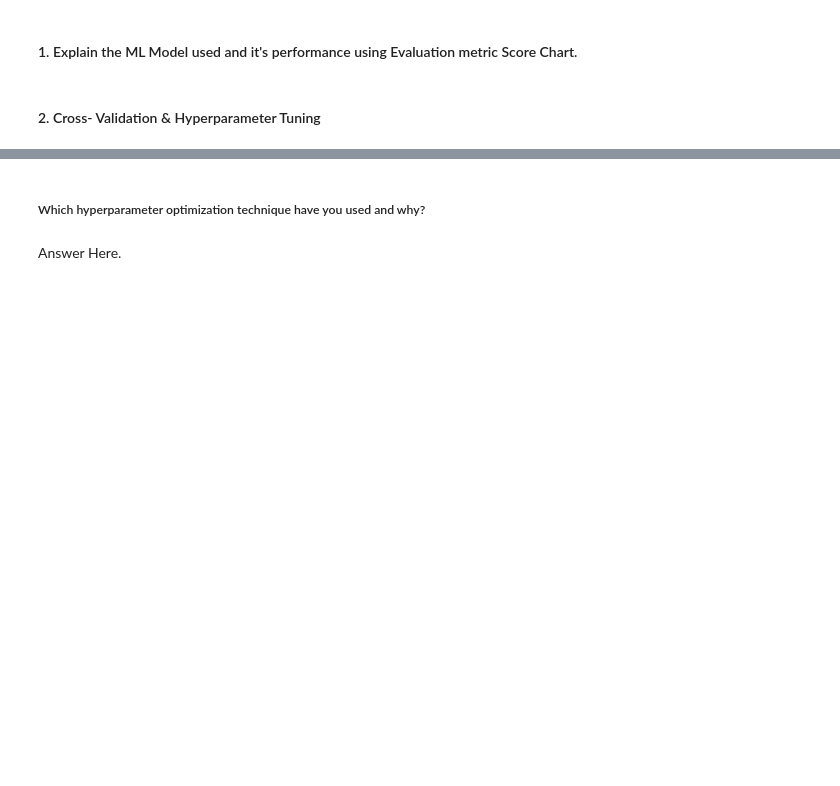
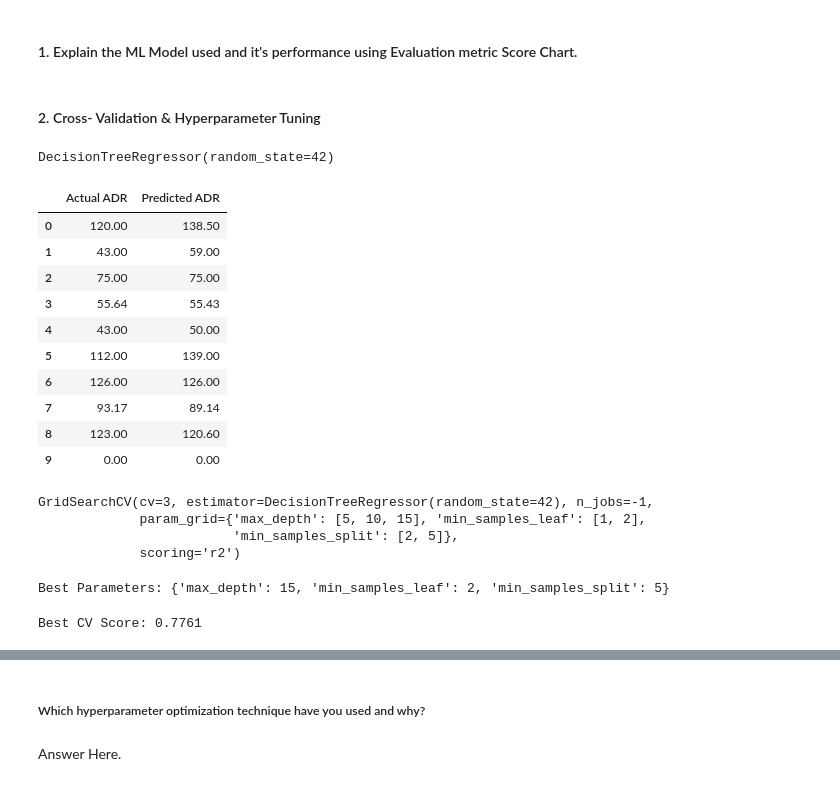
Before and after one commit to eyespydushyant/hotel-booking-price-prediction, a Jupyter notebook: dushyant_Regression__ML_Submission.ipynb, the cells around one changed output, grey strips where cells are left out. Drawn from its saved outputs; the diff is of its cells as text; code cells hidden in the pictures; blank space fills up the shorter version.

```diff
--- a/dushyant_Regression__ML_Submission.ipynb
+++ b/dushyant_Regression__ML_Submission.ipynb
@@ -1298,38 +1650,61 @@ Answer Here.
 
 # Fit the Algorithm
 
-rf_model = RandomForestRegressor(random_state=42)
 
 # Train the Model
-rf_model.fit(X_train, y_train)
+
+
+# Create Model
+dt_model = DecisionTreeRegressor(random_state=42)
+
+# Train Model
+dt_model.fit(X_train, y_train)
+# %% [output]
+DecisionTreeRegressor(random_state=42)
 # %%
-# Prediction on Training Data
-y_train_pred_rf = rf_model.predict(X_train)
+# Training Prediction
+y_train_pred_dt = dt_model.predict(X_train)
 
-# Prediction on Testing Data
-y_test_pred_rf = rf_model.predict(X_test)
+# Testing Prediction
+y_test_pred_dt = dt_model.predict(X_test)
 # %%
-prediction_rf = pd.DataFrame({
+prediction_dt = pd.DataFrame({
     "Actual ADR": y_test.values,
-    "Predicted ADR": y_test_pred_rf
+    "Predicted ADR": y_test_pred_dt
 })
 
-prediction_rf.head(10)
+prediction_dt.head(10)
+# %% [output]
+|  | Actual ADR | Predicted ADR |
+| 0 | 120.00 | 138.50 |
+| 1 | 43.00 | 59.00 |
+| 2 | 75.00 | 75.00 |
+| 3 | 55.64 | 55.43 |
+| 4 | 43.00 | 50.00 |
+| 5 | 112.00 | 139.00 |
+| 6 | 126.00 | 126.00 |
+| 7 | 93.17 | 89.14 |
+| 8 | 123.00 | 120.60 |
+| 9 | 0.00 | 0.00 |
 # %%
-from sklearn.model_selection import RandomizedSearchCV
-param_dist = {
-    "n_estimators": [100, 200],
-    "max_depth": [10, 20, None],
+
+param_grid = {
+    "max_depth": [5, 10, 15],
     "min_samples_split": [2, 5],
     "min_samples_leaf": [1, 2]
 }
 
-random_rf = RandomizedSearchCV(
-    estimator=RandomForestRegressor(random_state=42),
-    param_distributions=param_dist,
-    n_iter=10,
+grid_dt = GridSearchCV(
+    estimator=DecisionTreeRegressor(random_state=42),
+    param_grid=param_grid,
     cv=3,
     scoring="r2",
-    random_state=42,
     n_jobs=-1
 )
+
+grid_dt.fit(X_train, y_train)
+# %% [output]
+GridSearchCV(cv=3, estimator=DecisionTreeRegressor(random_state=42), n_jobs=-1,
+             param_grid={'max_depth': [5, 10, 15], 'min_samples_leaf': [1, 2],
+                         'min_samples_split': [2, 5]},
+             scoring='r2')
@@ -1338,3 +1711,8 @@ random_rf.fit(X_train, y_train)
 # %%
-print("Best Parameters :")
-print(random_rf.best_params_)
+print("Best Parameters:", grid_dt.best_params_)
+# %% [output]
+Best Parameters: {'max_depth': 15, 'min_samples_leaf': 2, 'min_samples_split': 5}
+# %%
+print("Best CV Score:", round(grid_dt.best_score_, 4))
+# %% [output]
+Best CV Score: 0.7761
```
Also changed, not shown: parts of 68 cells of this notebook.
